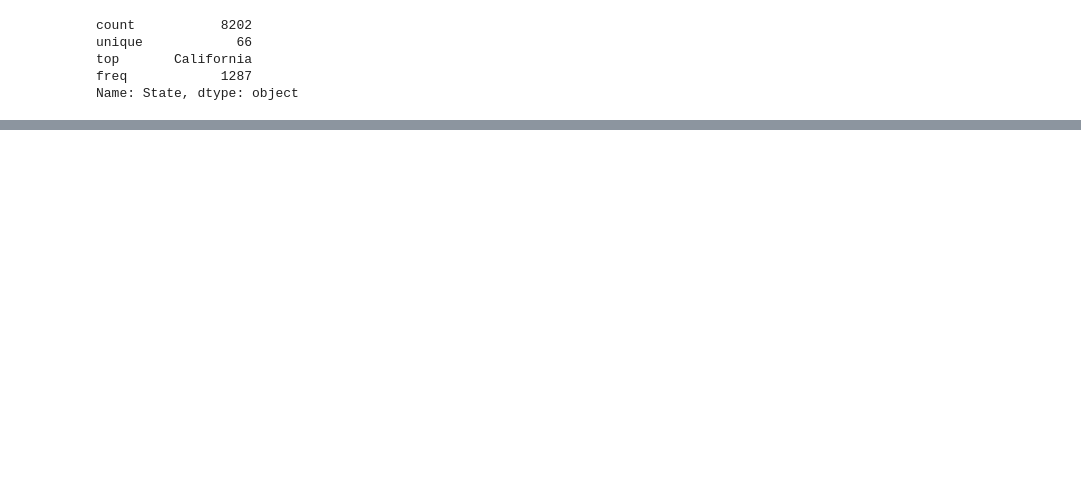
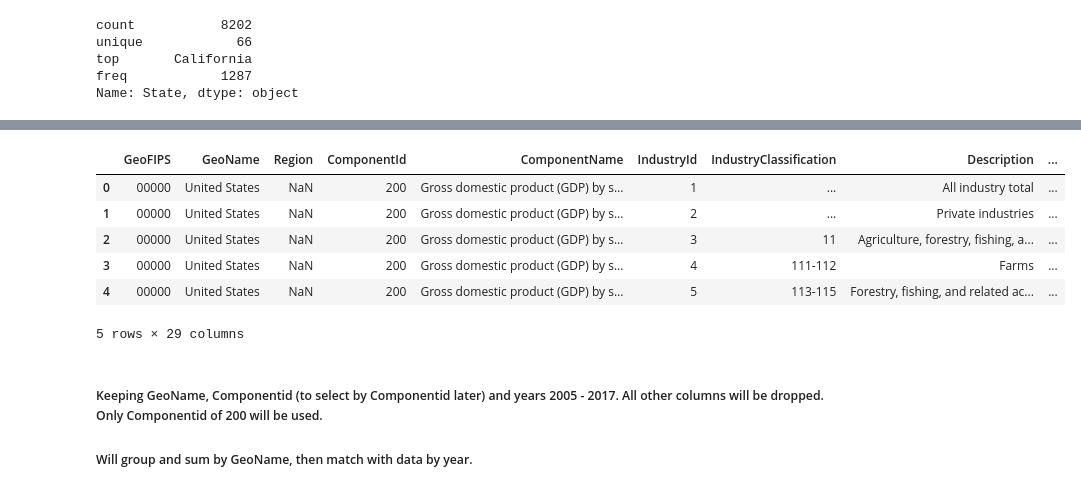
Before and after one commit to dmrod01/Capstone, a Jupyter notebook: Data_Breaches_Cleaning_Transformation.ipynb, the cells around one changed output, grey strips where cells are left out. Drawn from its saved outputs; the diff is of its cells as text; code cells hidden in the pictures; blank space fills up the shorter version.

```diff
--- a/Data_Breaches_Cleaning_Transformation.ipynb
+++ b/Data_Breaches_Cleaning_Transformation.ipynb
@@ -340,0 +381,15 @@ array([[<matplotlib.axes._subplots.AxesSubplot object at 0x...>,
+# %%
+#import gdp data ... open or read the gdp data
+gp=pd.read_csv("gdpstate_naics_all/gdpstate_naics_all.csv")
+gp.head()
+# %% [output]
+|  | GeoFIPS | GeoName | Region | ComponentId | ComponentName | IndustryId | IndustryClassification | Description | ... |
+| 0 | 00000 | United States | NaN | 200 | Gross domestic product (GDP) by s... | 1 | ... | All industry total | ... |
+| 1 | 00000 | United States | NaN | 200 | Gross domestic product (GDP) by s... | 2 | ... | Private industries | ... |
+| 2 | 00000 | United States | NaN | 200 | Gross domestic product (GDP) by s... | 3 | 11 | Agriculture, forestry, fishing, a... | ... |
+| 3 | 00000 | United States | NaN | 200 | Gross domestic product (GDP) by s... | 4 | 111-112 | Farms | ... |
+| 4 | 00000 | United States | NaN | 200 | Gross domestic product (GDP) by s... | 5 | 113-115 | Forestry, fishing, and related ac... | ... |
+5 rows × 29 columns
+# %% [markdown]
+##### Keeping GeoName, Componentid (to select by Componentid later) and years 2005 - 2017.  All other columns will be dropped.  Only Componentid of 200 will be used.
+##### Will group and sum by GeoName, then match with data by year.
```
Also changed, not shown: parts of 26 cells of this notebook.
